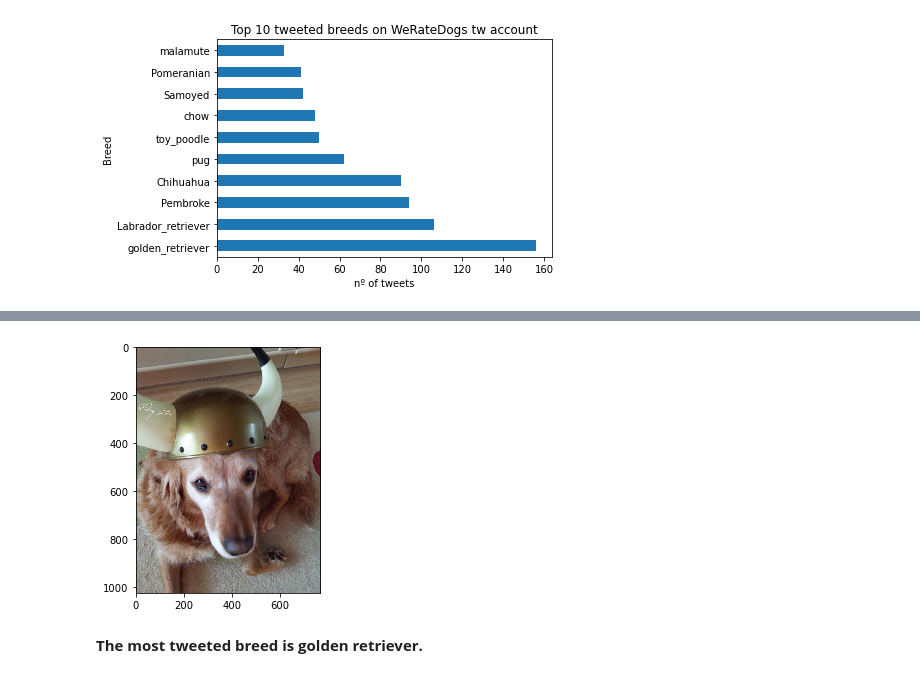
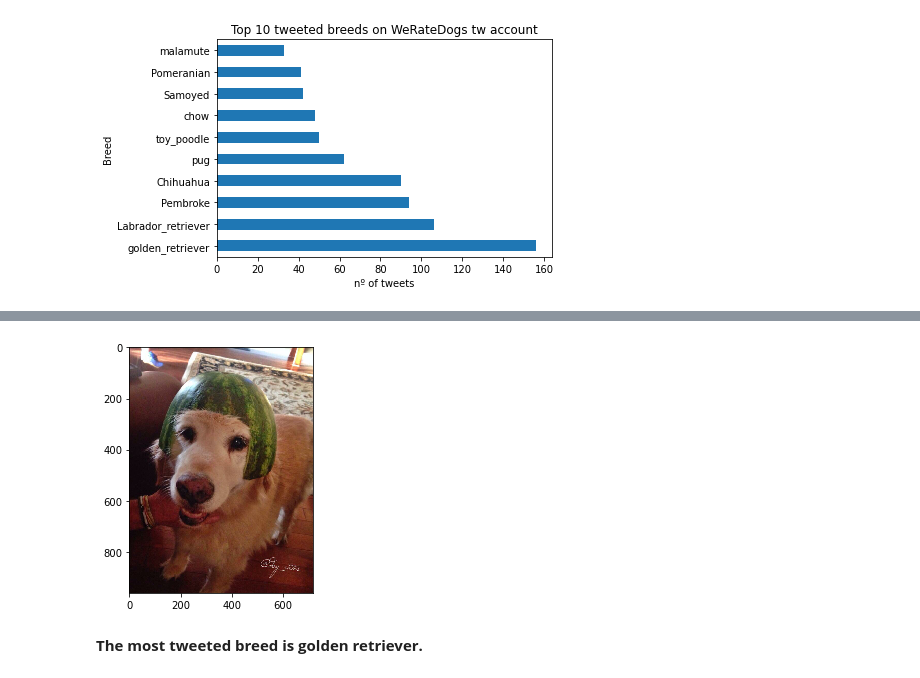
Before and after one commit to MarcCampmanyGar/They-re_good-dogs-Brent, a Jupyter notebook: wrangle_act.ipynb, the cells around one changed output, grey strips where cells are left out. Drawn from its saved outputs; the diff is of its cells as text; code cells hidden in the pictures.

```diff
--- a/wrangle_act.ipynb
+++ b/wrangle_act.ipynb
@@ -1173,9 +1173,10 @@ lab
 Name: jpg_url, dtype: object
 # %%
-io.imshow(io.imread('https://pbs.twimg.com/media/CgsA5eFWgAAu0qn.jpg'))
+from skimage import io
+io.imshow(io.imread('https://pbs.twimg.com/media/CfpNGTHUIAAA8XC.jpg'))
 io.show()
 # %% [output]
-[figure, old version]
+[figure, new version]
 # %% [markdown]
 **The most tweeted breed is golden retriever.**
 # %% [markdown]
```
Also changed, not shown: parts of 6 cells of this notebook, 3 other files.
